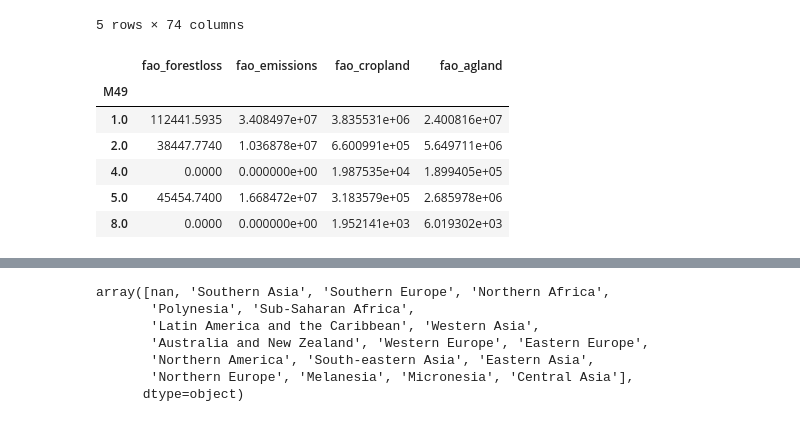
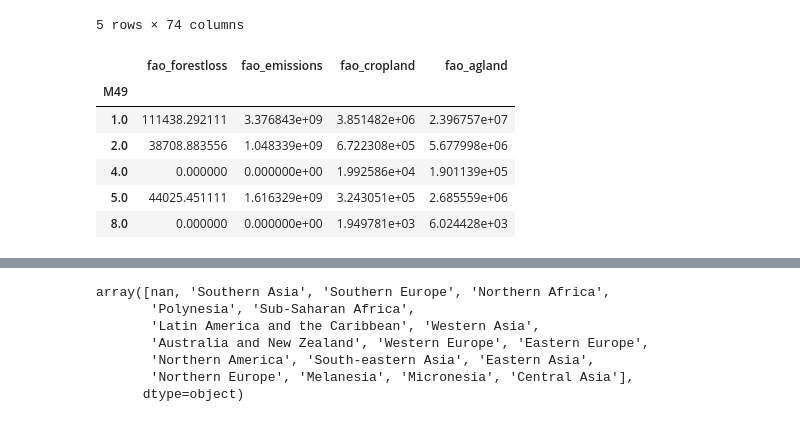
Before and after one commit to Vizzuality/lg-landscape-indicators-processing, a Jupyter notebook: notebooks/country_comparison_charts.ipynb, the cells around one changed output, grey strips where cells are left out. Saved outputs shown, nothing was run; the diff lists cells and outputs as text; code cells hidden in the pictures.

```diff
--- a/notebooks/country_comparison_charts.ipynb
+++ b/notebooks/country_comparison_charts.ipynb
@@ -59,11 +60,11 @@ fao_landuse_data = pd.read_csv(
 )
 
 fao_forest_data = fao_forest_data[
-    ((fao_forest_data["Year"] <= 2020) & (fao_forest_data["Year"] > 2000))
+    ((fao_forest_data["Year"] <= 2022) & (fao_forest_data["Year"] > 2002))
 ]
 fao_forest_data["M49"] = fao_forest_data["Area Code (M49)"].apply(lambda x: x[1:]).astype(float)
 fao_landuse_data = fao_landuse_data[
-    ((fao_landuse_data["Year"] <= 2020) & (fao_landuse_data["Year"] > 2000))
+    ((fao_landuse_data["Year"] <= 2022) & (fao_landuse_data["Year"] > 2002))
 ]
 fao_landuse_data["M49"] = fao_landuse_data["Area Code (M49)"].apply(lambda x: x[1:]).astype(float)
 
@@ -84,40 +85,41 @@ fao_area.name = "fao_forestloss"
 fao_emissions = (
     fao_forest_data[
         (
             (fao_forest_data["Source"] == "FAO TIER 1")
             & (fao_forest_data["Item"] == "Net Forest conversion")
             & (fao_forest_data["Element"] == "Net emissions/removals (CO2) (Forest land)")
         )
     ]
     .groupby("M49")["Value"]
     .mean()
-    * 10
-)  # convert to km2
+    * 1000
+    # kT to tons
+)
 fao_emissions.name = "fao_emissions"
 
 fao_cropland = (
     fao_landuse_data[((fao_landuse_data["Item"] == "Cropland"))].groupby("M49")["Value"].mean() * 10
 )  # convert to km2
 fao_cropland.name = "fao_cropland"
 
 fao_agland = (
     fao_landuse_data[((fao_landuse_data["Item"] == "Agricultural land"))]
     .groupby("M49")["Value"]
     .mean()
     * 10
 )  # convert to km2
 fao_agland.name = "fao_agland"
 
 all_fao = pd.concat([fao_area, fao_emissions, fao_cropland, fao_agland], axis=1)
 all_fao.head()
 # %% [output]
 |  | fao_forestloss | fao_emissions | fao_cropland | fao_agland |
 | M49 |  |  |  |  |
-| 1.0 | 112441.5935 | 3.408497e+07 | 3.835531e+06 | 2.400816e+07 |
-| 2.0 | 38447.7740 | 1.036878e+07 | 6.600991e+05 | 5.649711e+06 |
-| 4.0 | 0.0000 | 0.000000e+00 | 1.987535e+04 | 1.899405e+05 |
-| 5.0 | 45454.7400 | 1.668472e+07 | 3.183579e+05 | 2.685978e+06 |
-| 8.0 | 0.0000 | 0.000000e+00 | 1.952141e+03 | 6.019302e+03 |
+| 1.0 | 111438.292111 | 3.376843e+09 | 3.851482e+06 | 2.396757e+07 |
+| 2.0 | 38708.883556 | 1.048339e+09 | 6.722308e+05 | 5.677998e+06 |
+| 4.0 | 0.000000 | 0.000000e+00 | 1.992586e+04 | 1.901139e+05 |
+| 5.0 | 44025.451111 | 1.616329e+09 | 3.243051e+05 | 2.685559e+06 |
+| 8.0 | 0.000000 | 0.000000e+00 | 1.949781e+03 | 6.024428e+03 |
 # %%
 c = country_df.drop(211)
 c.GAUL = c.GAUL.astype(float)
```
Also changed, not shown: parts of 14 cells of this notebook, 2 other files.
